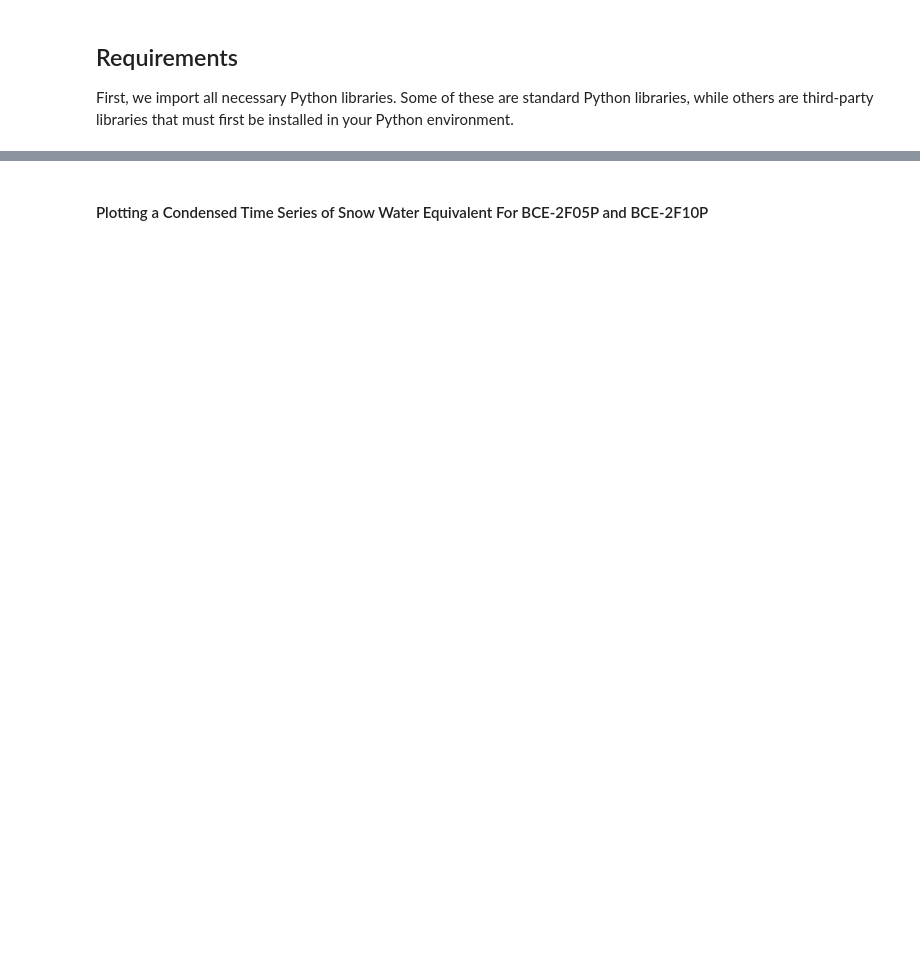
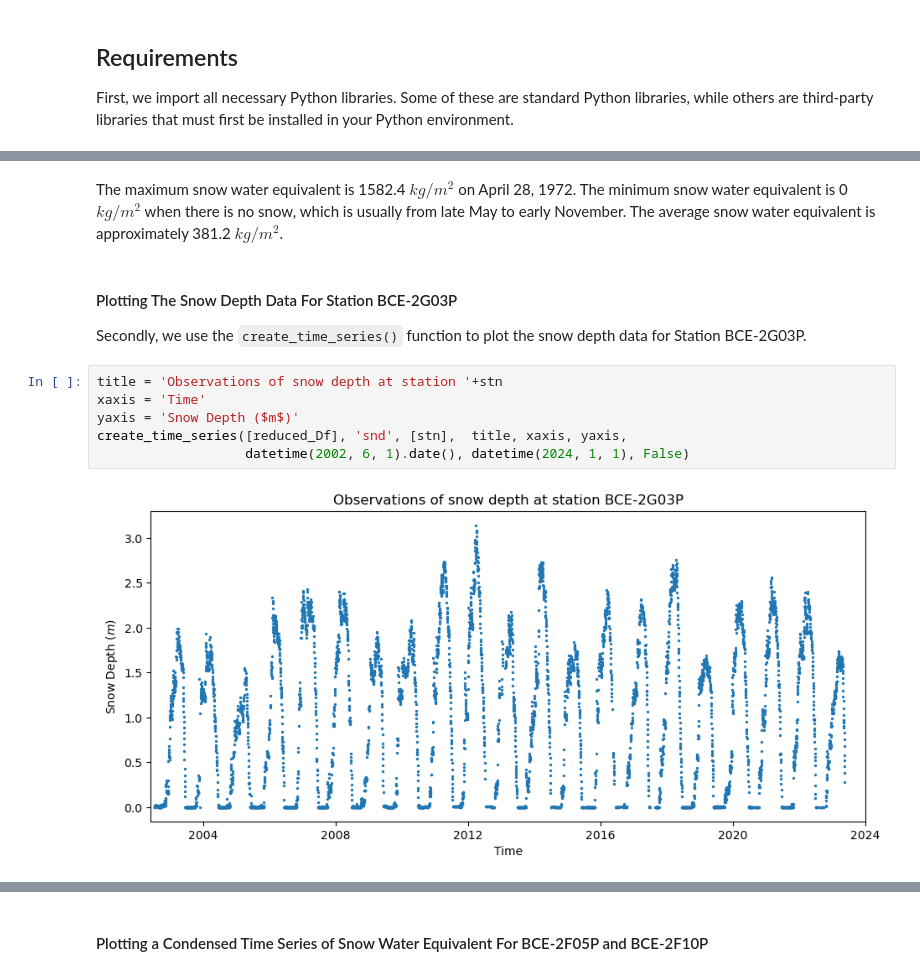
Before and after one commit to NHS-Dev/nhs-tutorials, a Jupyter notebook: python-examples/snow-water-equivalent/snow-water-equivalent-example.ipynb, the cells around one changed output, grey strips where cells are left out. Drawn from its saved outputs; the diff is of its cells as text; blank space fills up the shorter version.

```diff
--- a/python-examples/snow-water-equivalent/snow-water-equivalent-example.ipynb
+++ b/python-examples/snow-water-equivalent/snow-water-equivalent-example.ipynb
@@ -441,0 +275,13 @@ createTimeSeries([time2, time3, time],
+# %% [markdown]
+The maximum snow water equivalent is 1582.4 $kg/m^2$ on April 28, 1972. The minimum snow water equivalent is 0  $kg/m^2$ when there is no snow, which is usually from late May to early November. The average snow water equivalent is approximately 381.2 $kg/m^2$.
+# %% [markdown]
+#### Plotting The Snow Depth Data For Station BCE-2G03P
+Secondly, we use the `create_time_series()` function to plot the snow depth data for Station BCE-2G03P.
+# %%
+title = 'Observations of snow depth at station '+stn
+xaxis = 'Time'
+yaxis = 'Snow Depth ($m$)'
+create_time_series([reduced_Df], 'snd', [stn],  title, xaxis, yaxis,
+                   datetime(2002, 6, 1).date(), datetime(2024, 1, 1), False)
+# %% [output]
+[figure, added]
```
Also changed, not shown: parts of 109 cells of this notebook.
